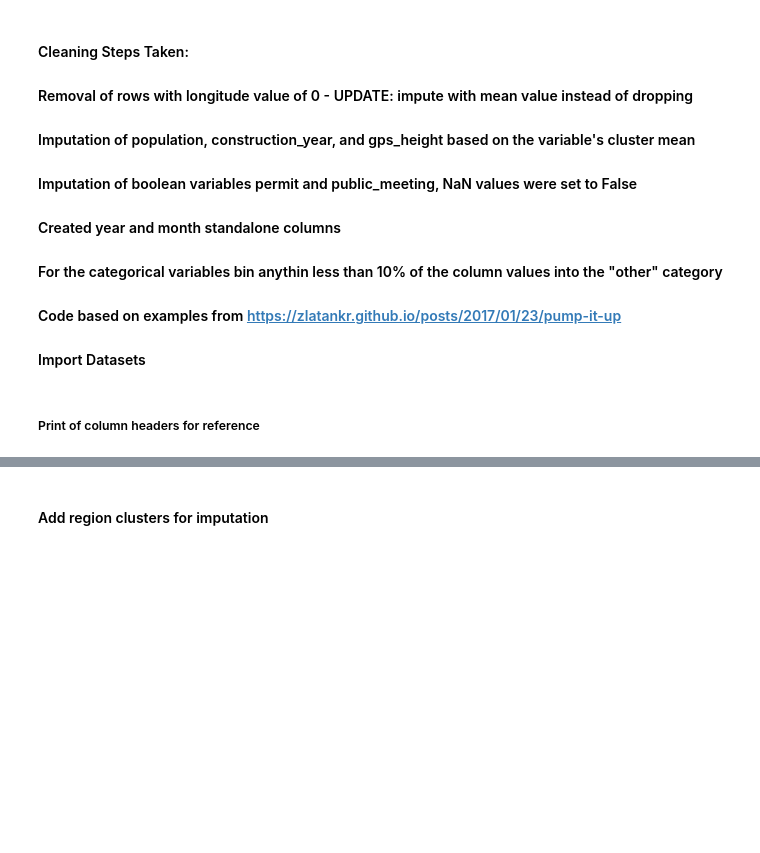
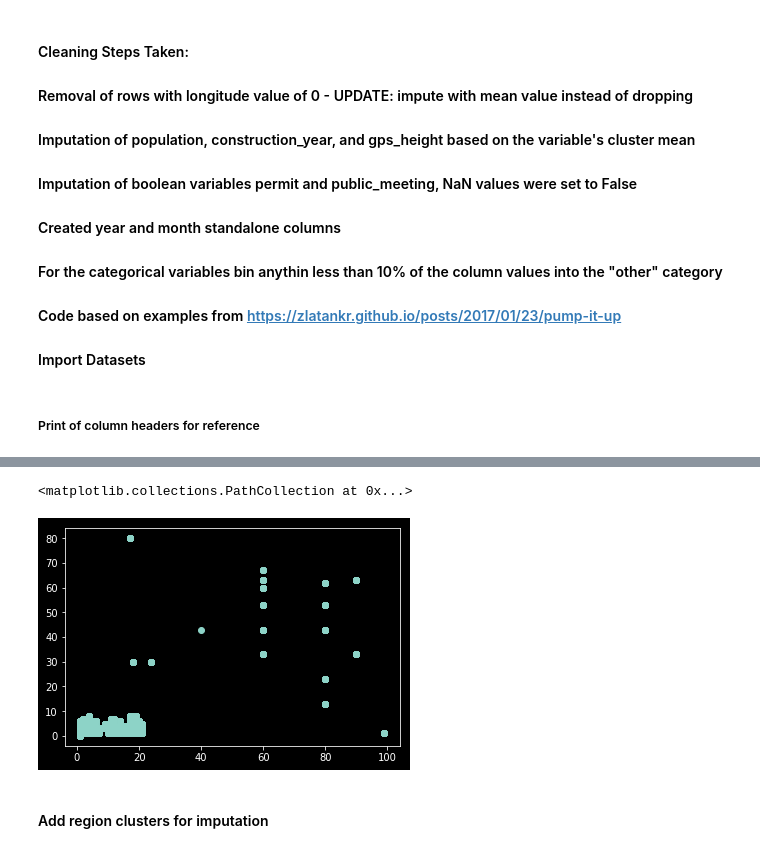
Before and after one commit to dgi804/Capstone_498_Code, a Jupyter notebook: EDA_FULL.ipynb, the cells around one changed output, grey strips where cells are left out. Cells and saved outputs as stored; diff of their text form; code cells hidden in the pictures; blank space fills up the shorter version.

```diff
--- a/EDA_FULL.ipynb
+++ b/EDA_FULL.ipynb
@@ -65,0 +150,3 @@ Index(['id', 'amount_tsh', 'date_recorded', 'funder', 'gps_height',
+# %%
+numeric_types = ['int64', 'float64']
+num_df = full_data.select_dtypes(include=numeric_types)
@@ -66,3 +160,8 @@ Index(['id', 'amount_tsh', 'date_recorded', 'funder', 'gps_height',
+# %%
+plt.scatter(num_df.region_code, num_df.district_code)
+# %% [output]
+<matplotlib.collections.PathCollection at 0x...>
+[figure, added]
 # %% [markdown]
 #### Add region clusters for imputation
 # %%
```
Also changed, not shown: parts of 25 cells of this notebook, 3 other files.
